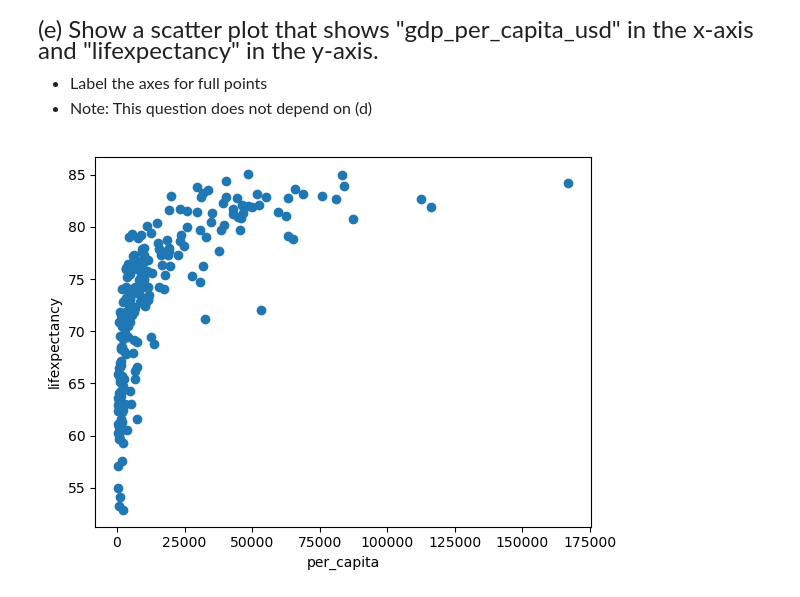
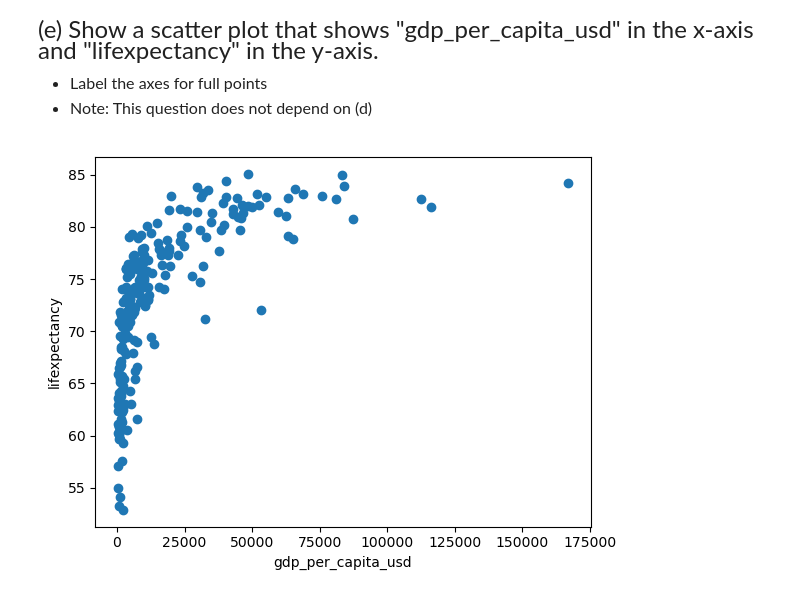
Before and after one commit to JeffreyZhous/qtm151spring2024, a Jupyter notebook: Lecture 02/assignment2/assignment2.ipynb, the cells around one changed output. Drawn from its saved outputs; the diff is of its cells as text; code cells hidden in the pictures.

```diff
--- a/Lecture 02/assignment2/assignment2.ipynb
+++ b/Lecture 02/assignment2/assignment2.ipynb
@@ -94,8 +97,8 @@ Name: gdp_per_capita_usd, dtype: float64
 - Note: This question does not depend on (d)
 # %%
 plt.scatter(x = wdi["gdp_per_capita_usd"], y = wdi["life_expectancy"])
-plt.xlabel("per_capita")
+plt.xlabel("gdp_per_capita_usd")
 plt.ylabel("lifexpectancy")
 plt.show()
 # %% [output]
-[figure, old version]
+[figure, new version]
```
Also changed, not shown: parts of 2 cells of this notebook.
